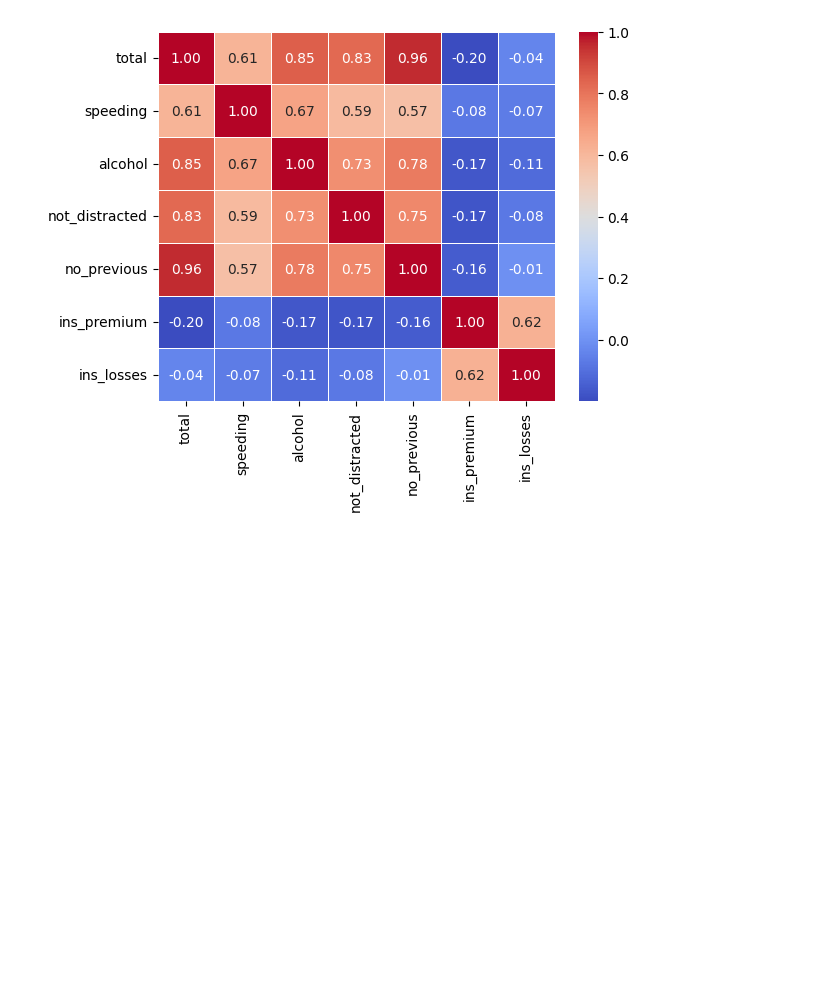
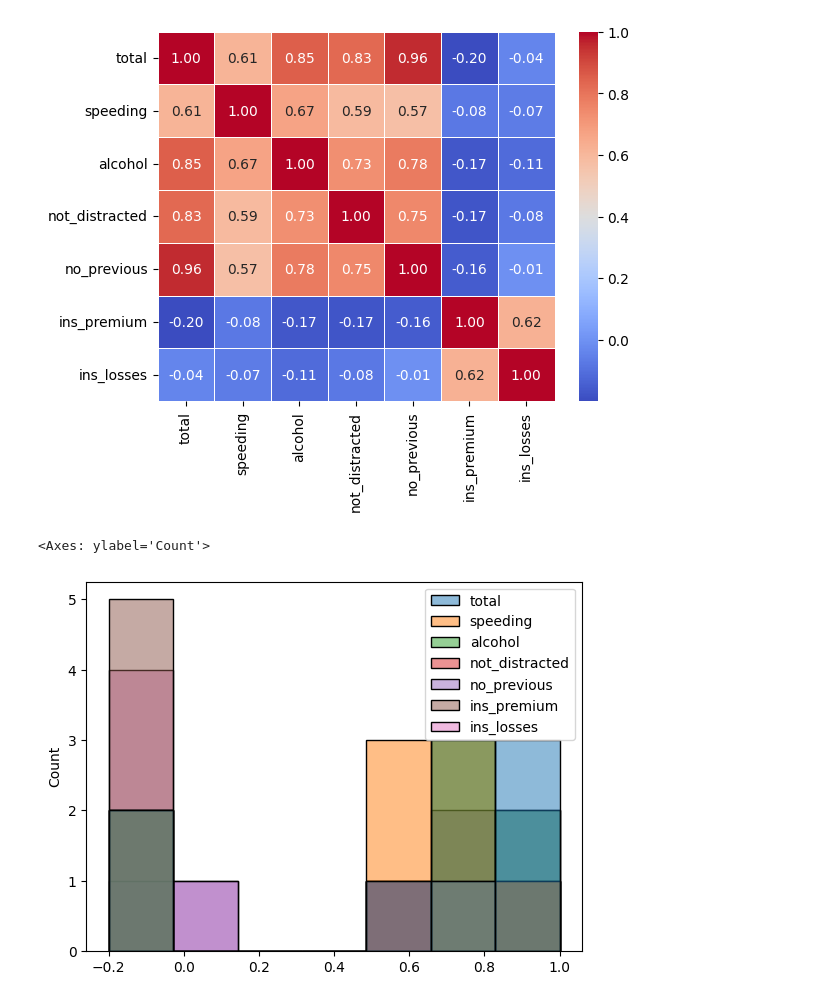
Before and after one commit to malik09-teach/ML-BASICS-PROJECTS-, a Jupyter notebook: EDA/univariate_new.ipynb, the cells around one changed output. Saved outputs shown, nothing was run; the diff lists cells and outputs as text; code cells hidden in the pictures; blank space fills up the shorter version.

```diff
--- a/EDA/univariate_new.ipynb
+++ b/EDA/univariate_new.ipynb
@@ -107,3 +107,8 @@ sns.heatmap(cordata,annot=True, cmap='coolwarm', fmt=".2f", linewidths=0.5)
 # %% [output]
 <Axes: >
 [figure]
+# %%
+sns.histplot(cordata)
+# %% [output]
+<Axes: ylabel='Count'>
+[figure, added]
```
Also changed, not shown: parts of 1 cell of this notebook.
